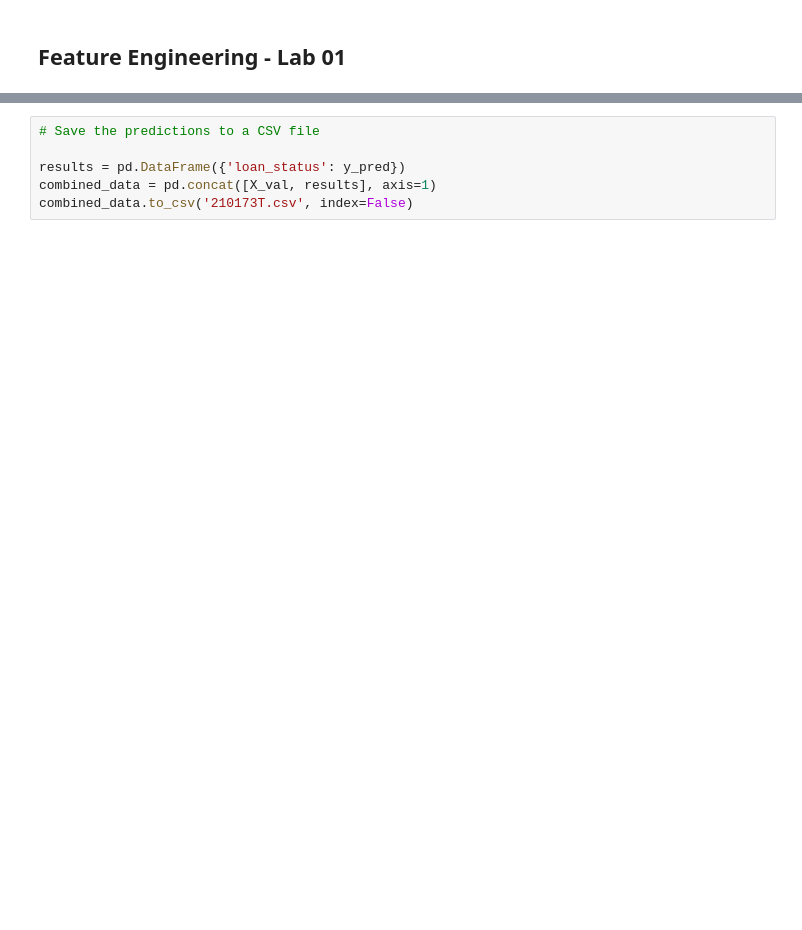
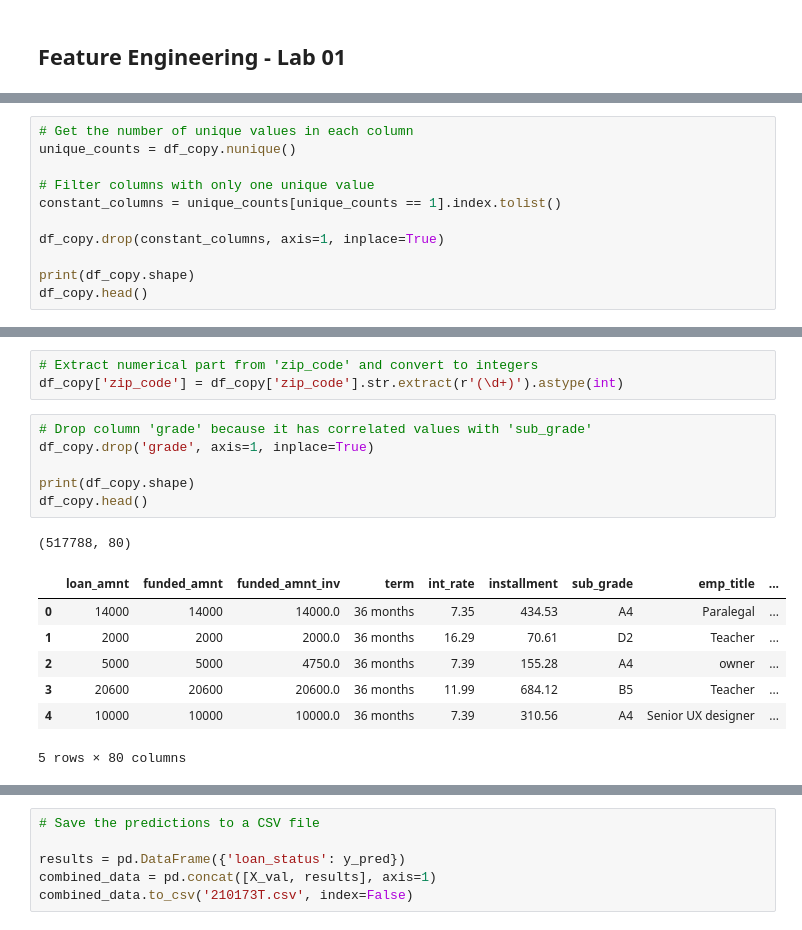
Before and after one commit to deshithagallage/ML---DS-Labs, a Jupyter notebook: Feature Engineering/Feature Engineerin Lab 01.ipynb, the cells around one changed output, grey strips where cells are left out. Drawn from its saved outputs; the diff is of its cells as text; blank space fills up the shorter version.

```diff
--- a/Feature Engineering/Feature Engineerin Lab 01.ipynb
+++ b/Feature Engineering/Feature Engineerin Lab 01.ipynb
@@ -298,0 +152,11 @@ print(mi_df)
+# %%
+# Get the number of unique values in each column
+unique_counts = df_copy.nunique()
+
+# Filter columns with only one unique value
+constant_columns = unique_counts[unique_counts == 1].index.tolist()
+
+df_copy.drop(constant_columns, axis=1, inplace=True)
+
+print(df_copy.shape)
+df_copy.head()
@@ -298,0 +191,18 @@ print(mi_df)
+# %%
+# Extract numerical part from 'zip_code' and convert to integers
+df_copy['zip_code'] = df_copy['zip_code'].str.extract(r'(\d+)').astype(int)
+# %%
+# Drop column 'grade' because it has correlated values with 'sub_grade'
+df_copy.drop('grade', axis=1, inplace=True)
+
+print(df_copy.shape)
+df_copy.head()
+# %% [output]
+(517788, 80)
+|  | loan_amnt | funded_amnt | funded_amnt_inv | term | int_rate | installment | sub_grade | emp_title | ... |
+| 0 | 14000 | 14000 | 14000.0 | 36 months | 7.35 | 434.53 | A4 | Paralegal | ... |
+| 1 | 2000 | 2000 | 2000.0 | 36 months | 16.29 | 70.61 | D2 | Teacher | ... |
+| 2 | 5000 | 5000 | 4750.0 | 36 months | 7.39 | 155.28 | A4 | owner | ... |
+| 3 | 20600 | 20600 | 20600.0 | 36 months | 11.99 | 684.12 | B5 | Teacher | ... |
+| 4 | 10000 | 10000 | 10000.0 | 36 months | 7.39 | 310.56 | A4 | Senior UX designer | ... |
+5 rows × 80 columns
```
Also changed, not shown: parts of 45 cells of this notebook, 1 other file.
